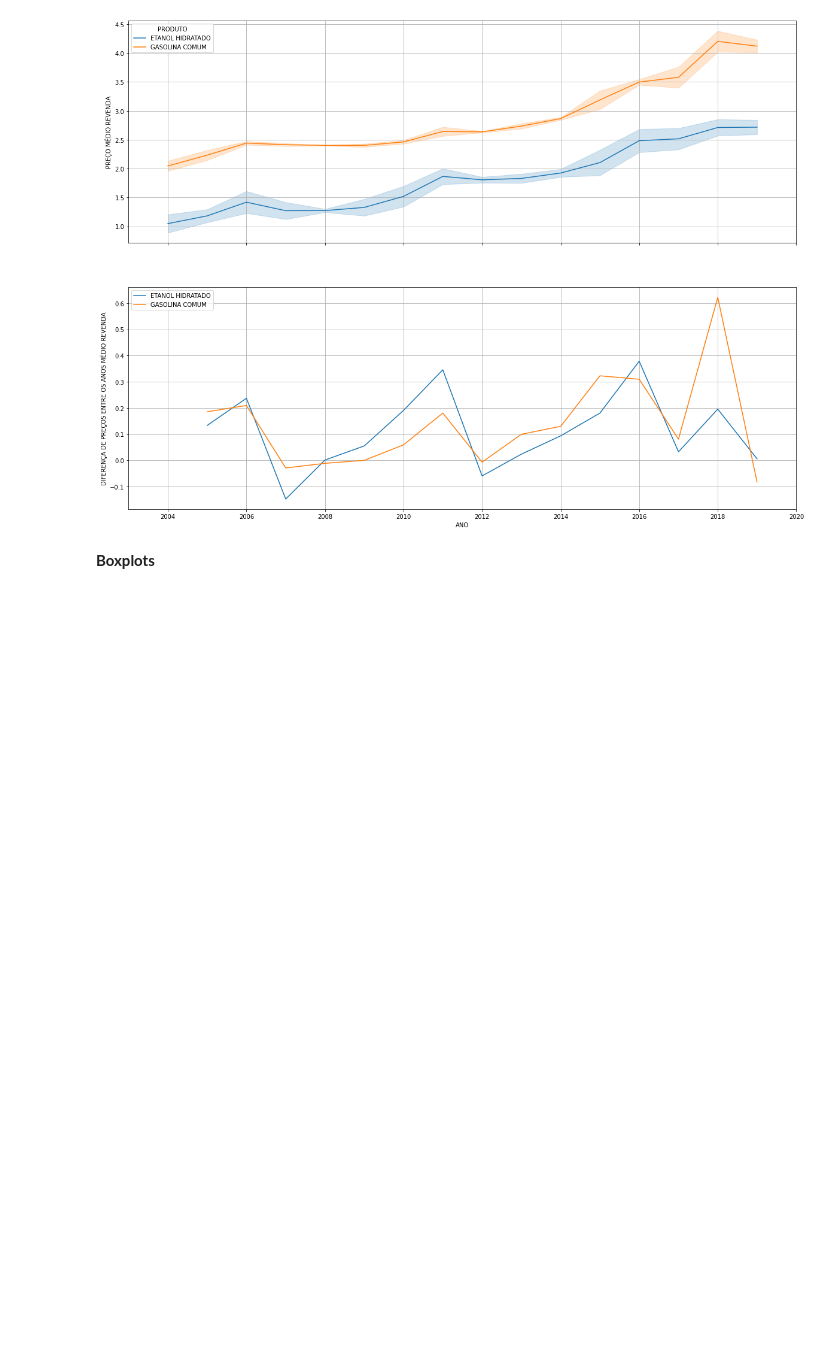
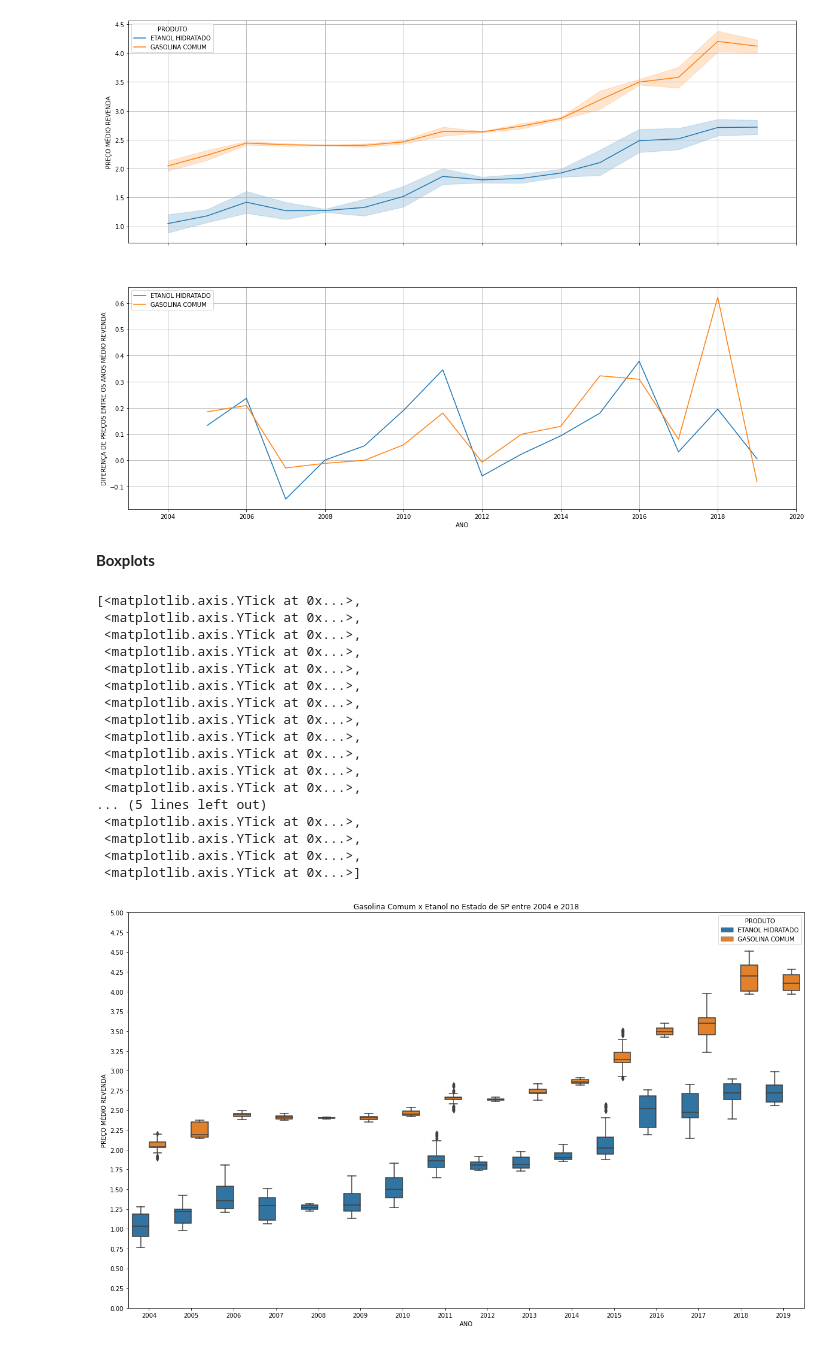
Before and after one commit to edmgjr/portifolio, a Jupyter notebook: Analise_Exploratória_Preços_combustiveis.ipynb, the cells around one changed output. Drawn from its saved outputs; the diff is of its cells as text; code cells hidden in the pictures; blank space fills up the shorter version.

```diff
--- a/Analise_Exploratória_Preços_combustiveis.ipynb
+++ b/Analise_Exploratória_Preços_combustiveis.ipynb
@@ -664,8 +664,26 @@ plt.xlim([df_viz_diff.index.min() - 1, df_viz_diff.index.max()+1])
 # %% [markdown]
 **Boxplots**
 # %%
-plt.figure(figsize=(10,6))
-ax = sns.boxplot(x="PRODUTO", y='PREÇO MÉDIO REVENDA', data=df)
-ax.set_title('Gasolina Comum x Etanol no Estado de SP em 2018')
-ax.set_ylabel('Preço Médio (R$)')
-ax.set_xlabel("Produto")
+plt.figure(figsize=(20,12))
+ax = sns.boxplot(x="ANO", y='PREÇO MÉDIO REVENDA', data=df, hue='PRODUTO')
+ax.set_title('Gasolina Comum x Etanol no Estado de SP entre 2004 e 2018')
+ax.set_yticks(ticks_precos)
+# %% [output]
+[<matplotlib.axis.YTick at 0x...>,
+ <matplotlib.axis.YTick at 0x...>,
+ <matplotlib.axis.YTick at 0x...>,
+ <matplotlib.axis.YTick at 0x...>,
+ <matplotlib.axis.YTick at 0x...>,
+ <matplotlib.axis.YTick at 0x...>,
+ <matplotlib.axis.YTick at 0x...>,
+ <matplotlib.axis.YTick at 0x...>,
+ <matplotlib.axis.YTick at 0x...>,
+ <matplotlib.axis.YTick at 0x...>,
+ <matplotlib.axis.YTick at 0x...>,
+ <matplotlib.axis.YTick at 0x...>,
+... (5 lines left out)
+ <matplotlib.axis.YTick at 0x...>,
+ <matplotlib.axis.YTick at 0x...>,
+ <matplotlib.axis.YTick at 0x...>,
+ <matplotlib.axis.YTick at 0x...>]
+[figure, added]
```
Also changed, not shown: parts of 5 cells of this notebook.
